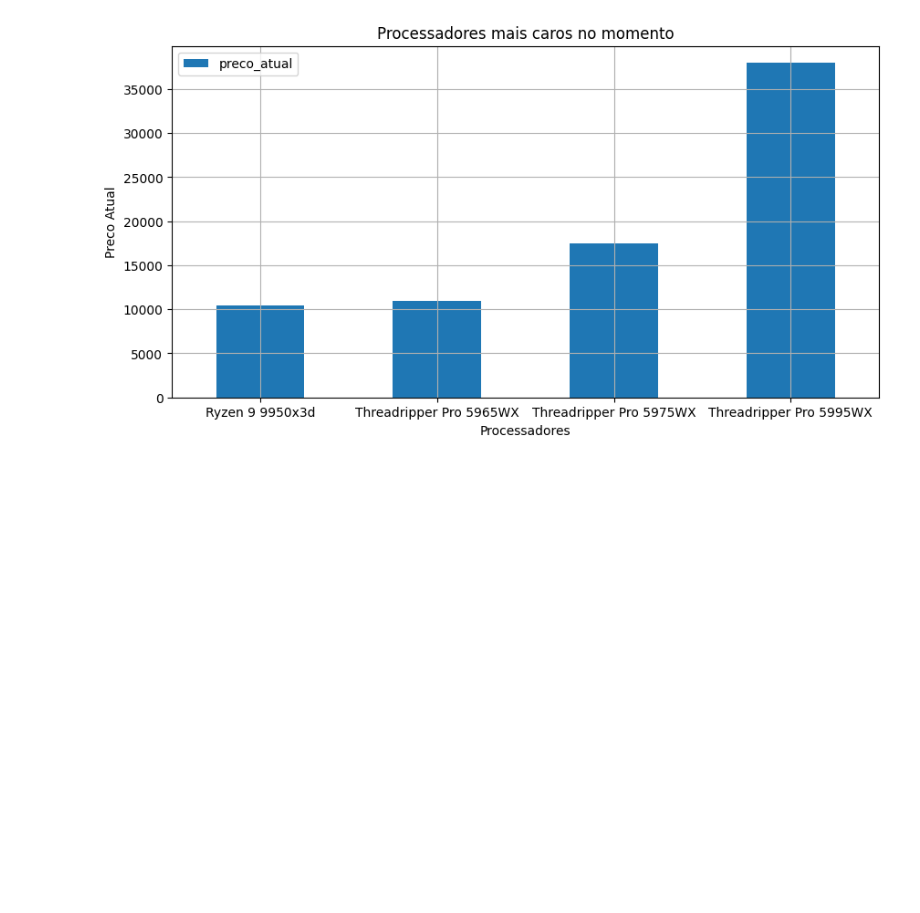
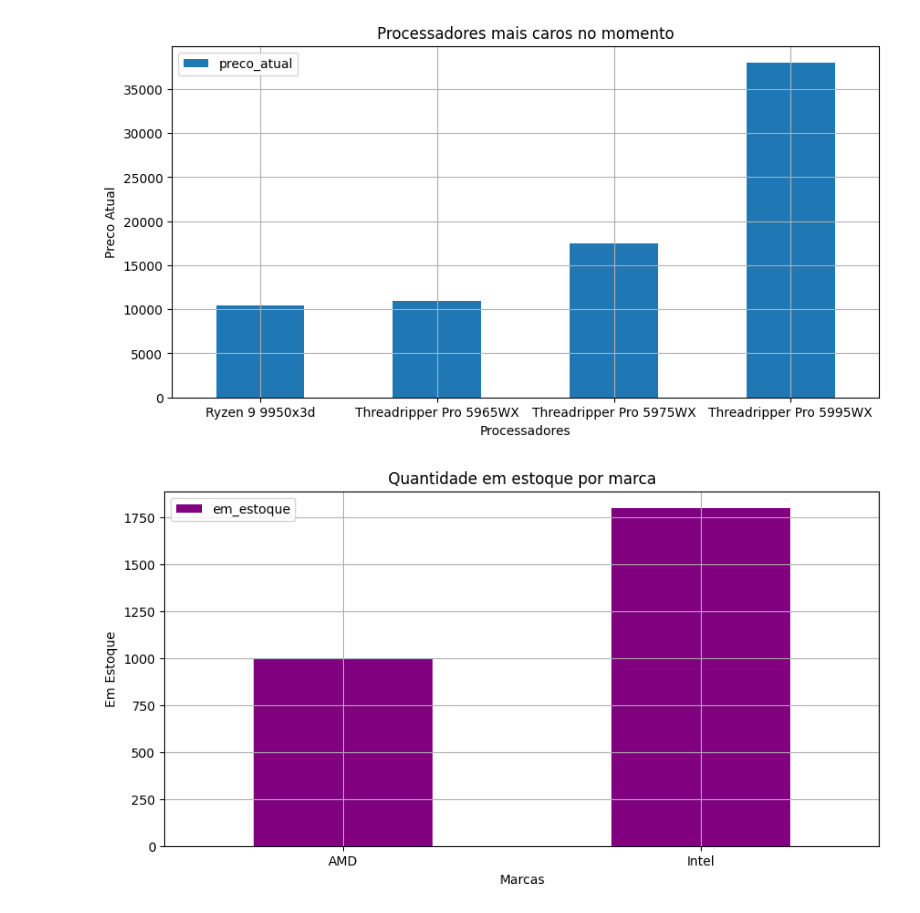
Before and after one commit to MarceloAC04/web-scrapping, a Jupyter notebook: ScrapingProcessador/analises.ipynb, the cells around one changed output. Saved outputs shown, nothing was run; the diff lists cells and outputs as text; code cells hidden in the pictures; blank space fills up the shorter version.

```diff
--- a/ScrapingProcessador/analises.ipynb
+++ b/ScrapingProcessador/analises.ipynb
@@ -39,3 +39,23 @@ plt.legend()
 plt.show()
 # %% [output]
 [figure]
+# %%
+plt.figure(figsize=(10,5))
+
+quantidade_estoque = df.groupby('marca')['em_estoque'].sum()
+quantidade_estoque.plot(kind='bar', color='purple')
+
+plt.title('Quantidade em estoque por marca')
+
+plt.xlabel('Marcas')
+plt.ylabel('Em Estoque')
+
+
+plt.grid(True)
+plt.xticks(rotation=360)
+plt.legend()
+
+# Mostrar o gráficos
+plt.show()
+# %% [output]
+[figure, added]
```
Also changed, not shown: parts of 1 cell of this notebook.
